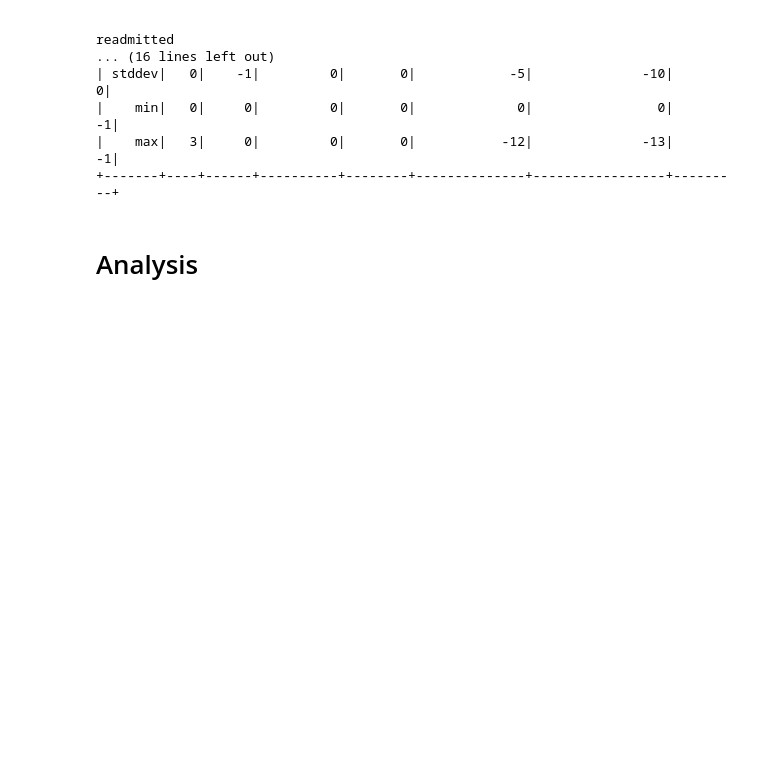
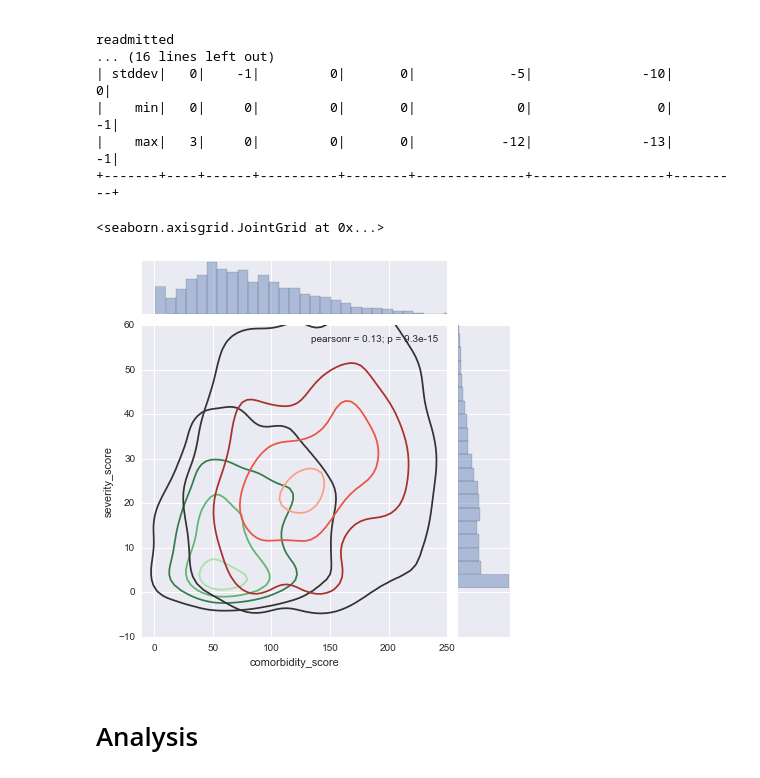
Before and after one commit to ultrarelativistic/Galvanize-Data-Leadership, a Jupyter notebook: final/EDA.ipynb, the cells around one changed output. Drawn from its saved outputs; the diff is of its cells as text; code cells hidden in the pictures; blank space fills up the shorter version.

```diff
--- a/final/EDA.ipynb
+++ b/final/EDA.ipynb
@@ -197,6 +199,23 @@ readmitted
 |    min|   0|     0|         0|       0|             0|                0|       -1|
 |    max|   3|     0|         0|       0|           -12|              -13|       -1|
 +-------+----+------+----------+--------+--------------+-----------------+---------+
+# %%
+# both df1 and df2 have bivaraite normals, df1.size=200, df2.size=100
+df1 = pd.DataFrame(data.where(data.readmit30==0).toPandas(), columns=['comorbidity_score', 'severity_score'])
+df2 = pd.DataFrame(data.where(data.readmit30==1).toPandas(), columns=['comorbidity_score', 'severity_score'])
+
+
+# plot
+# ========================================
+graph = sns.jointplot(x=df1.comorbidity_score, y=df1.severity_score, marker='', xlim=[-10,250], ylim=[-10,60])
+graph.plot_joint(sns.kdeplot, zorder=5, n_levels=4, cmap="Greens_d")
+graph.x = df2.comorbidity_score
+graph.y = df2.severity_score
+x = (graph.plot_joint(plt.scatter, marker=''))
+x.plot_joint(sns.kdeplot, zorder=5, cmap="Reds_d", n_levels=4)
+# %% [output]
+<seaborn.axisgrid.JointGrid at 0x...>
+[figure, added]
 # %% [markdown]
 # Analysis
 # %%
```
Also changed, not shown: parts of 14 cells of this notebook, 2 other files.
